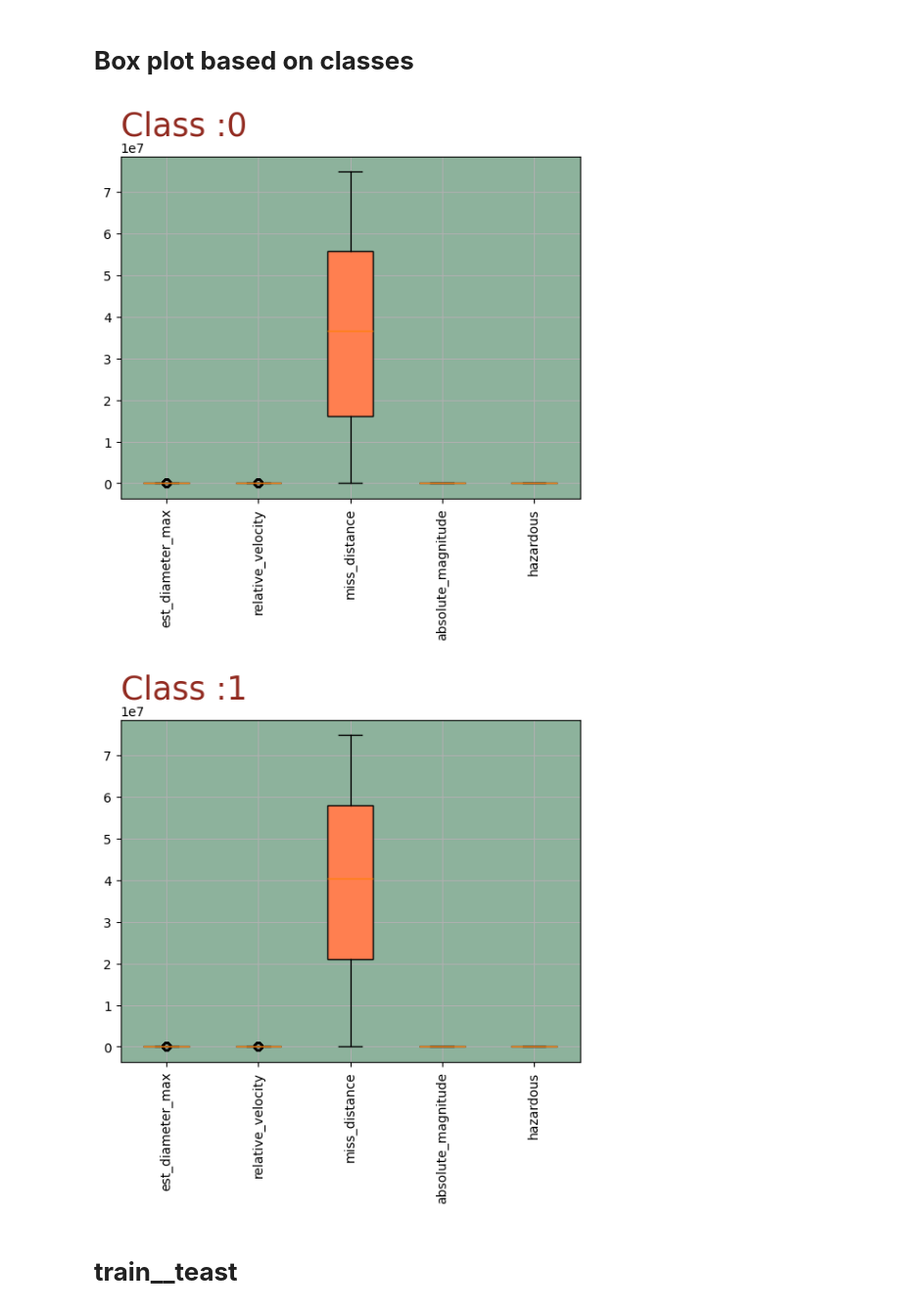
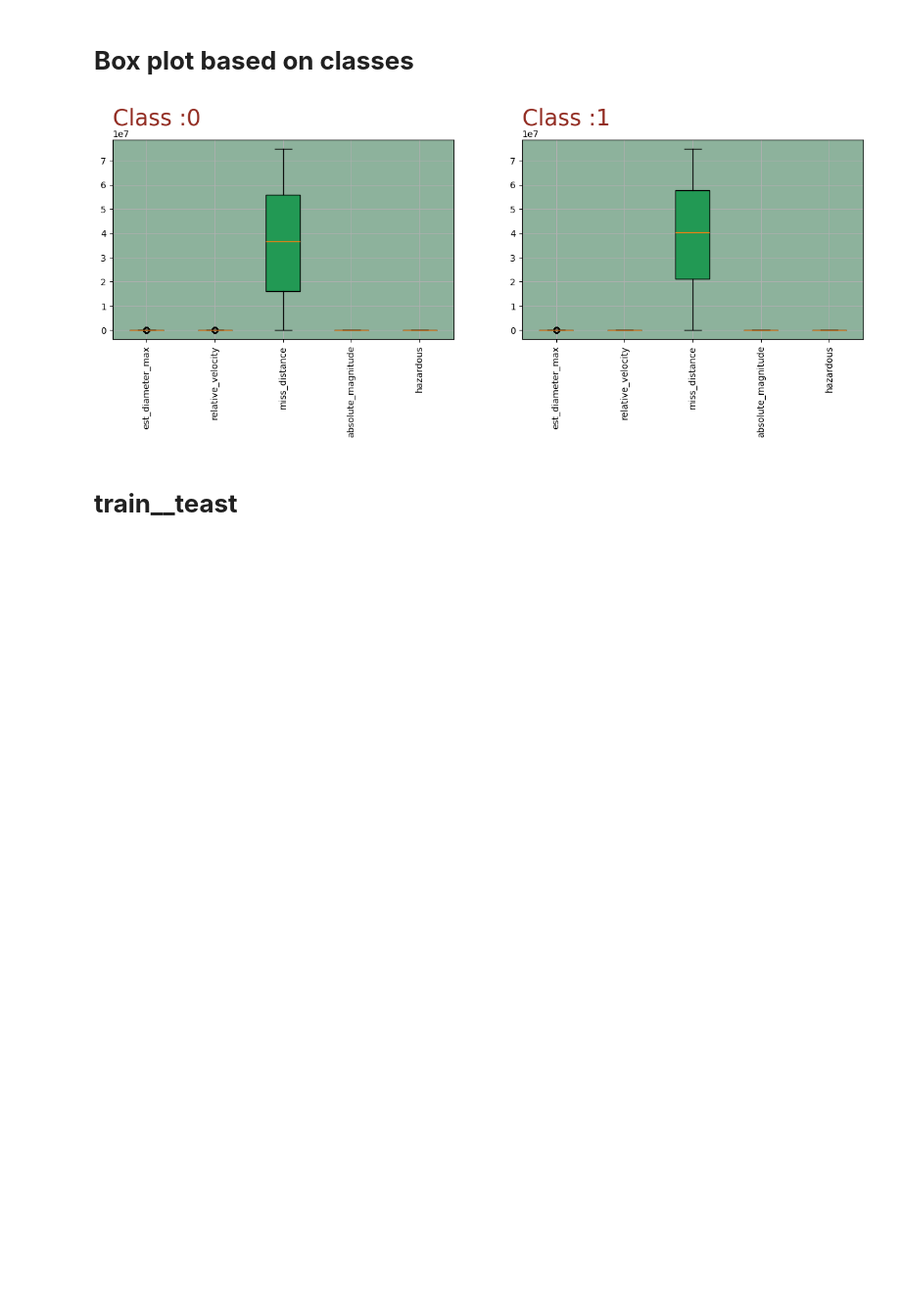
Before and after one commit to Atalu09H/Machine-learning, a Jupyter notebook: ml.ipynb, the cells around one changed output. Shown at 98% size. Cells and saved outputs as stored; diff of their text form; code cells hidden in the pictures; blank space fills up the shorter version.

```diff
--- a/ml.ipynb
+++ b/ml.ipynb
@@ -46,3 +51,5 @@ for column in ['orbiting_body', 'sentry_object', 'hazardous']:
     data[column] = pd.Categorical(data[column]).codes
 # %% [markdown]
 # **Balance target**
+# %%
+data_analyses , test_data = train_test_split(data , test_size = 0.2, random_state= 42)
@@ -53,2 +73,0 @@ data_balance['hazardous'] = target_balance
-# %%
-data_analyses , test_data = train_test_split(data_balance , test_size = 0.2)
@@ -54,0 +76,4 @@ data_analyses , test_data = train_test_split(data_balance , test_size = 0.2)
+# %%
+# # 1 --> 0
+df_minority_upsampled = resample(data_analyses[data_analyses.hazardous== 1], replace= True, n_samples= len(data_analyses[data_analyses.hazardous== 0]), random_state= 42)
+data_analyses = pd.concat([data_analyses[data_analyses.hazardous== 0], df_minority_upsampled])
@@ -204,21 +253,25 @@ display(vifd)
 # %% [markdown]
 # **Box plot based on classes**
 # %%
+fig, (ax1, ax2) = plt.subplots(nrows=1, ncols=2, figsize=(15, 4))
 groups = data_noise.groupby('hazardous')
-for label, group in groups:
-    box = plt.boxplot(group, patch_artist=True)
-    colors = ['#229954', '#2e4053', '#FF7F50', '#c39bd3']
+
+axes = [ax1, ax2]
+for (label, group), a in zip(groups, axes):
+    box = a.boxplot(group[['est_diameter_max', 'relative_velocity', 'miss_distance', 'absolute_magnitude', 'hazardous']],
+                     patch_artist=True)
+    colors = ['#229954', '#2e4053', '#229954', '#FF7F50', '#c39bd3']
     for patch, color in zip(box['boxes'], colors):
         patch.set_facecolor(color)
-    plt.title('Class :'+ str(label), color= '#922b21', fontsize=25, loc='left')
-    plt.xticks(rotation=90)
-    plt.xticks([1, 2, 3, 4, 5], ['est_diameter_max', 'relative_velocity', 'miss_distance', 'absolute_magnitude', 'hazardous'])
-    plt.gca().set_facecolor('#8db29c')
-    plt.grid()
-    plt.show()
+    a.set_title('Class :' + str(label), color='#922b21', fontsize=25, loc='left')
+    a.set_xticks([1, 2, 3, 4, 5])
+    a.set_xticklabels(['est_diameter_max', 'relative_velocity', 'miss_distance', 'absolute_magnitude', 'hazardous'], rotation=90)
+    a.set_facecolor('#8db29c')
+    a.grid()
+
+plt.show()
 # %% [output]
-[figure, old version]
+[figure, new version]
-[figure, removed]
 # %%
 test_data.drop(['sentry_object', 'orbiting_body', 'est_diameter_min'] , axis = 1 , inplace = True)
 # %% [markdown]
```
Also changed, not shown: parts of 40 cells of this notebook.
